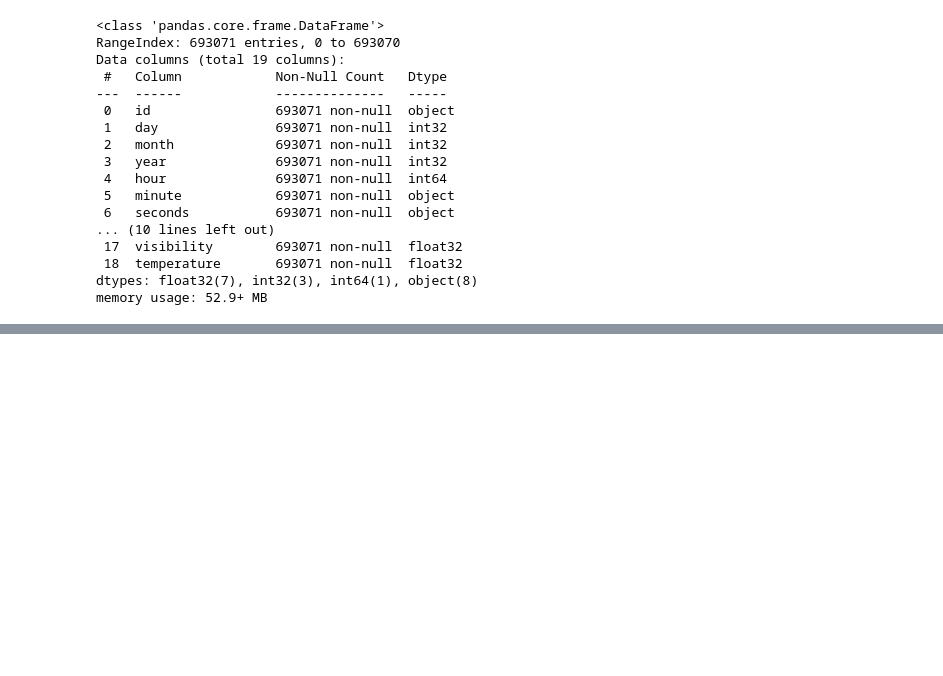
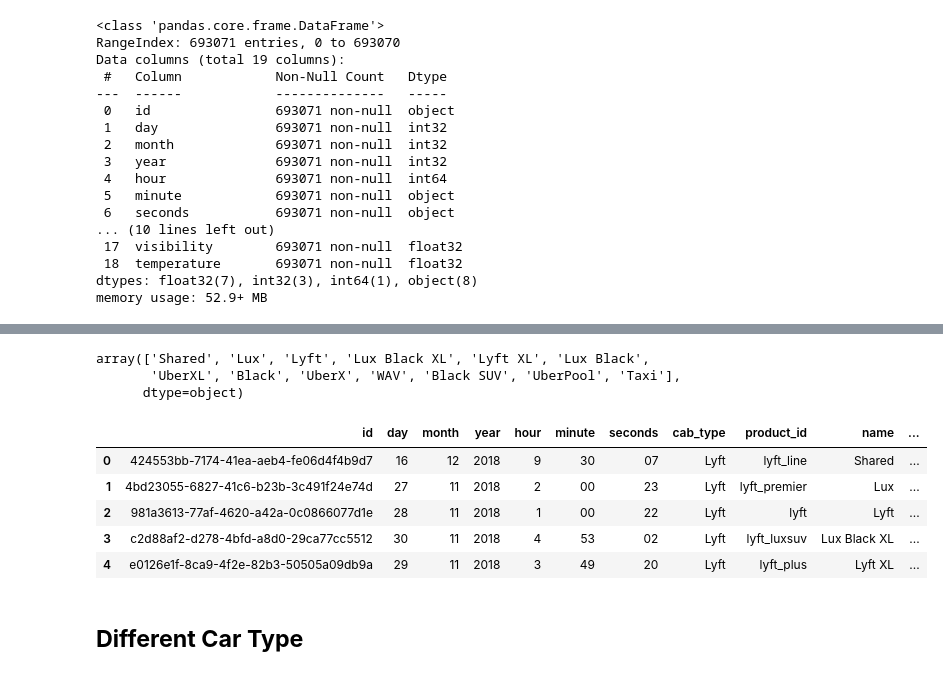
Before and after one commit to Mega-Barrel/rideshare-kaggle, a Jupyter notebook: data_cleaning.ipynb, the cells around one changed output, grey strips where cells are left out. Cells and saved outputs as stored; diff of their text form; code cells hidden in the pictures; blank space fills up the shorter version.

Commit message:
Added code
Created seperate variables for cab type(Uber and Lyft). Created individual variables for storing car_types

```diff
--- a/data_cleaning.ipynb
+++ b/data_cleaning.ipynb
@@ -222,0 +254,17 @@ memory usage: 52.9+ MB
+# %%
+rideshare['name'].unique()
+# %% [output]
+array(['Shared', 'Lux', 'Lyft', 'Lux Black XL', 'Lyft XL', 'Lux Black',
+       'UberXL', 'Black', 'UberX', 'WAV', 'Black SUV', 'UberPool', 'Taxi'],
+      dtype=object)
+# %%
+rideshare.head(5)
+# %% [output]
+|  | id | day | month | year | hour | minute | seconds | cab_type | product_id | name | ... |
+| 0 | 424553bb-7174-41ea-aeb4-fe06d4f4b9d7 | 16 | 12 | 2018 | 9 | 30 | 07 | Lyft | lyft_line | Shared | ... |
+| 1 | 4bd23055-6827-41c6-b23b-3c491f24e74d | 27 | 11 | 2018 | 2 | 00 | 23 | Lyft | lyft_premier | Lux | ... |
+| 2 | 981a3613-77af-4620-a42a-0c0866077d1e | 28 | 11 | 2018 | 1 | 00 | 22 | Lyft | lyft | Lyft | ... |
+| 3 | c2d88af2-d278-4bfd-a8d0-29ca77cc5512 | 30 | 11 | 2018 | 4 | 53 | 02 | Lyft | lyft_luxsuv | Lux Black XL | ... |
+| 4 | e0126e1f-8ca9-4f2e-82b3-50505a09db9a | 29 | 11 | 2018 | 3 | 49 | 20 | Lyft | lyft_plus | Lyft XL | ... |
+# %% [markdown]
+## **Different Car Type**
```
Also changed, not shown: parts of 22 cells of this notebook.
